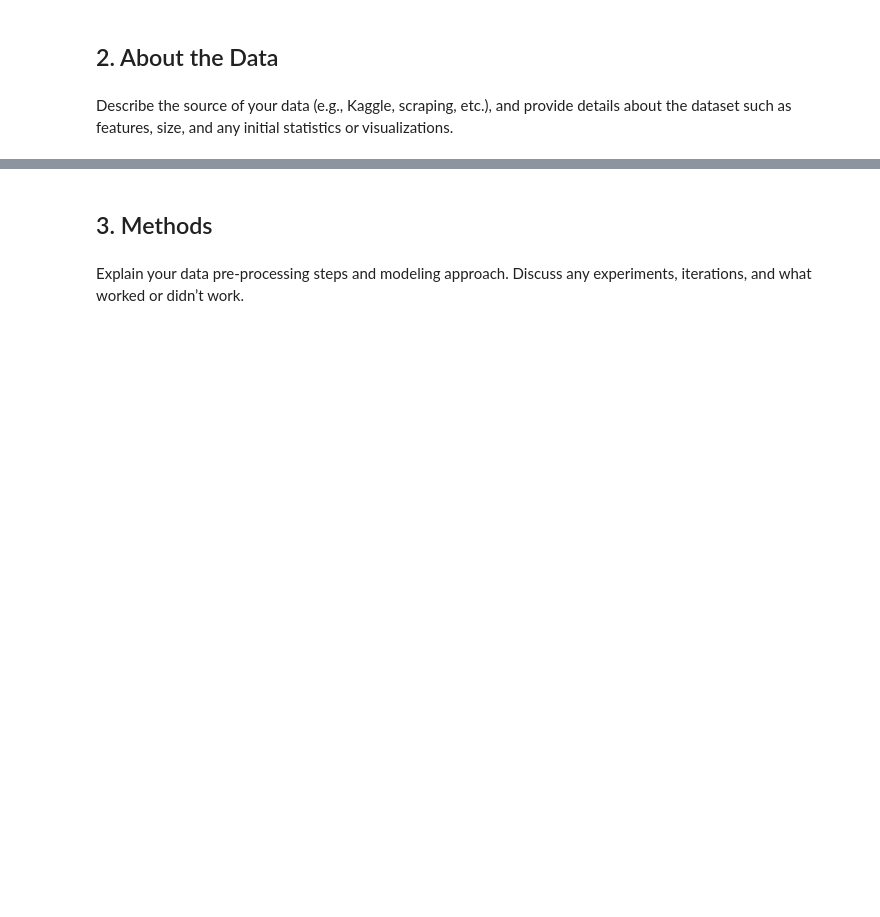
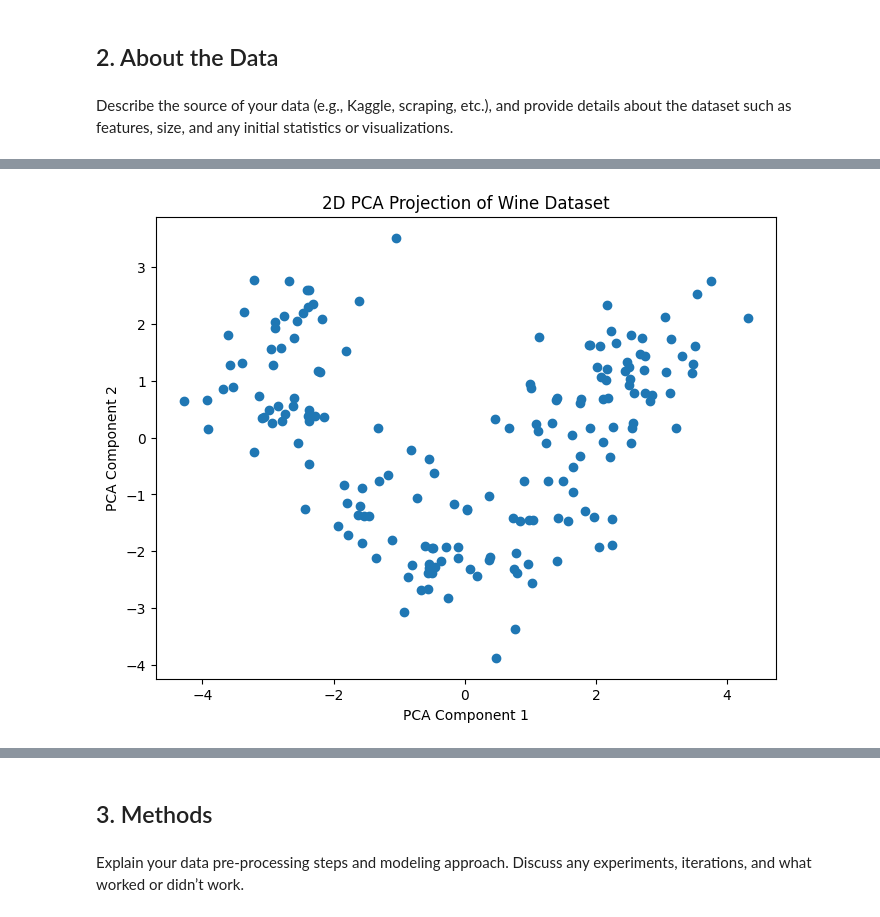
Before and after one commit to zenatron/itcs-3162-final, a Jupyter notebook: final-project.ipynb, the cells around one changed output, grey strips where cells are left out. Saved outputs shown, nothing was run; the diff lists cells and outputs as text; code cells hidden in the pictures; blank space fills up the shorter version.

```diff
--- a/final-project.ipynb
+++ b/final-project.ipynb
@@ -11,0 +109,5 @@ Describe the source of your data (e.g., Kaggle, scraping, etc.), and provide det
+# %%
+from sklearn.preprocessing import StandardScaler
+
+scaler = StandardScaler()
+wine_scaled = scaler.fit_transform(wine_df)
@@ -11,0 +135,20 @@ Describe the source of your data (e.g., Kaggle, scraping, etc.), and provide det
+# %%
+from sklearn.decomposition import PCA
+
+# Ensure wine_scaled is defined
+if 'wine_scaled' not in locals():
+	raise NameError("The variable 'wine_scaled' is not defined. Please ensure the cell defining 'wine_scaled' is executed before running this cell.")
+
+# Reduce dimensions
+pca = PCA(n_components=2)
+wine_pca = pca.fit_transform(wine_scaled)
+
+# Plot
+plt.figure(figsize=(8, 6))
+plt.scatter(wine_pca[:, 0], wine_pca[:, 1])
+plt.xlabel('PCA Component 1')
+plt.ylabel('PCA Component 2')
+plt.title('2D PCA Projection of Wine Dataset')
+plt.show()
+# %% [output]
+[figure, added]
```
Also changed, not shown: parts of 16 cells of this notebook, 1 other file.
